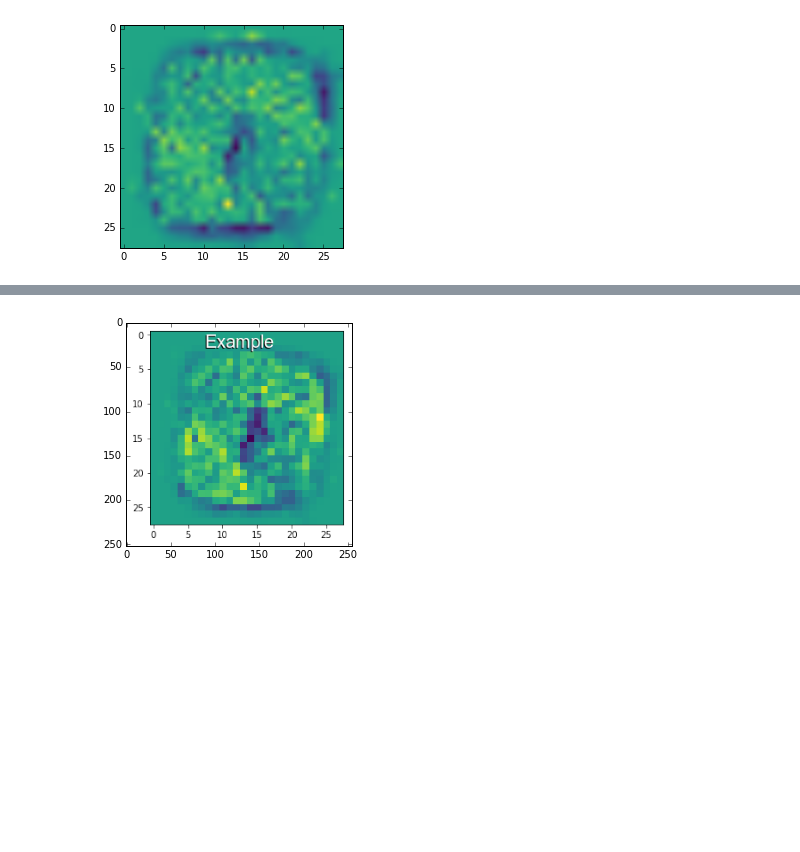
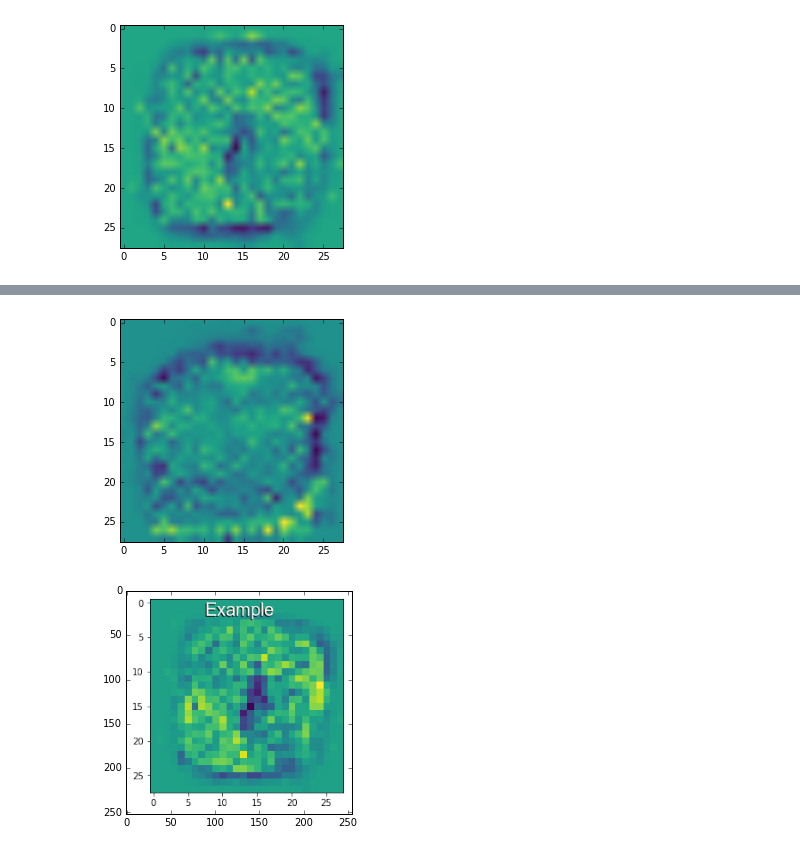
Before and after one commit to MHeymann/assign2rw315, a Jupyter notebook: assign2.ipynb, the cells around one changed output, grey strips where cells are left out. Drawn from its saved outputs; the diff is of its cells as text; code cells hidden in the pictures; blank space fills up the shorter version.

```diff
--- a/assign2.ipynb
+++ b/assign2.ipynb
@@ -278,3 +291,8 @@ show_ws = interact(show_my_weights, k = (0, 9))
+# %%
+show_ws9 = interact(show_my_weights, k = (0, 9))
+print("Digit 9")
+# %% [output]
+[figure, added]
 # %%
 from skimage import io
 ic = io.ImageCollection('./wm_softmax_mnist_weights/*.png')
```
Also changed, not shown: parts of 30 cells of this notebook.
